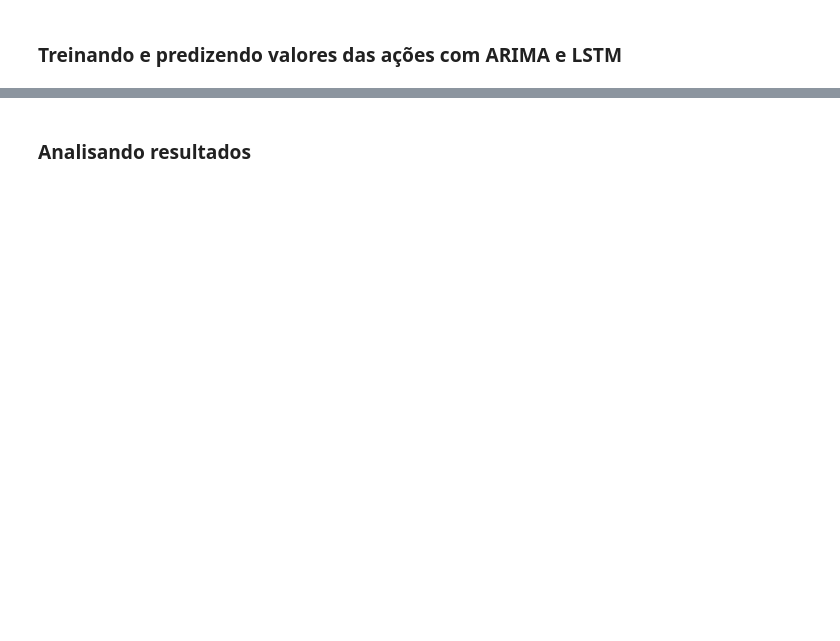
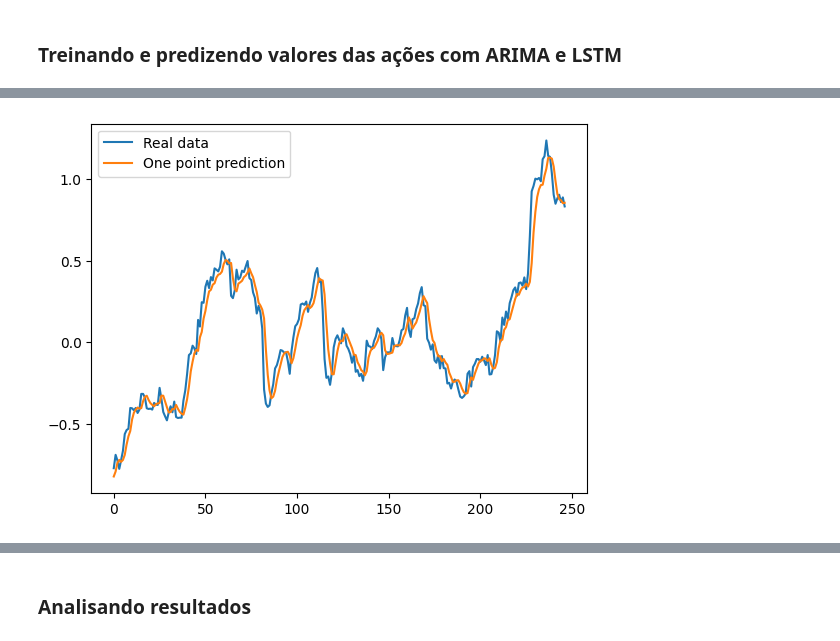
Before and after one commit to KayoRBC/TCC, a Jupyter notebook: notebook.ipynb, the cells around one changed output, grey strips where cells are left out. Drawn from its saved outputs; the diff is of its cells as text; code cells hidden in the pictures; blank space fills up the shorter version.

```diff
--- a/notebook.ipynb
+++ b/notebook.ipynb
@@ -235,0 +240,5 @@ Agora que selecionamos as 100 ações, iremos utilizar o LSTM e o ARIMA para pre
+# %%
+for ticker, history in dict_tickers_history.items():
+    dict_tickers_history[ticker] = DataFrame(history["Close"])
+
+next(iter(dict_tickers_history.values())).head()
@@ -434,0 +722,79 @@ Progresso: 100 - CSMG3.SA
+# %%
+from sklearn.preprocessing import StandardScaler
+
+sc = StandardScaler()
+
+def preproc(data, lag, ratio):
+    data=data.dropna().iloc[:, 0:1]
+    Dates=data.index.unique()
+    data.iloc[:, 0] = sc.fit_transform(data.iloc[:, 0].values.reshape(-1, 1))
+    for s in range(1, lag + 1):
+        data['shift_{}'.format(s)] = data.iloc[:, 0].shift(s)
+    X_data = data.dropna().drop(['Close'], axis=1)
+    y_data = data.dropna()[['Close']]
+    index=int(round(len(X_data)*ratio))
+    X_data_train=X_data.iloc[:index,:]
+    X_data_test =X_data.iloc[index+1:,:]
+    y_data_train=y_data.iloc[:index,:]
+    y_data_test =y_data.iloc[index+1:,:]
+    return X_data_train,X_data_test,y_data_train,y_data_test,Dates;
+
+data = dict_tickers_history["EMBR3.SA"]
+a,b,c,d,e=preproc(data, lag=7, ratio=0.90)
+
+a.head()
+
+a = a.values
+b= b.values
+c = c.values
+d = d.values
+# print(a.shape)
+# X_train_t = a.reshape(a.shape[0], 1, 24)
+# X_test_t = b.reshape(b.shape[0], 1, 24)
+
+from keras.models import Sequential
+from keras.layers import Dense
+from keras.layers import LSTM
+import keras.backend as K
+from keras.callbacks import EarlyStopping
+import keras_tuner as kt
+from tensorflow.keras.layers import Dropout
+from keras_tuner.tuners import RandomSearch
+from keras_tuner.engine.hyperparameters import HyperParameters
+
+def build_model(hp, look_back):
+    model = Sequential()
+    model.add(LSTM(hp.Int('input_unit',min_value=32,max_value=128,step=32),return_sequences=True, input_shape=(look_back,1)))
+    for i in range(hp.Int('n_layers', 1, 10)):
+        model.add(LSTM(hp.Int(f'lstm_{i}_units',min_value=32,max_value=128,step=32),return_sequences=True))
+    model.add(LSTM(6))
+    model.add(Dropout(hp.Float('Dropout_rate',min_value=0,max_value=0.5,step=0.1)))
+    model.add(Dense(6))
+    model.add(Dropout(hp.Float('Dropout_rate',min_value=0,max_value=0.5,step=0.1)))
+    model.add(Dense(1))
+    model.compile(loss='mean_squared_error', optimizer='adam',metrics = ['mse'])
+    return model
+
+tuner= kt.RandomSearch(
+        build_model,
+        objective='mse',
+        max_trials=10,
+        executions_per_trial=3
+        )
+
+tuner.search(
+        x=a,
+        y=c,
+        epochs=20,
+        batch_size=128,
+        validation_data=(b,d),
+)
+
+best_model = tuner.get_best_models(num_models=1)[0]
+
+y_pred = best_model.predict(b)
+plt.plot(d, label = "Real data")
+plt.plot(y_pred, label = "One point prediction")
+plt.legend()
+plt.show()
+# %% [output]
@@ -434,0 +807 @@ Progresso: 100 - CSMG3.SA
+[figure, added]
```
Also changed, not shown: parts of 48 cells of this notebook, 4 other files.
